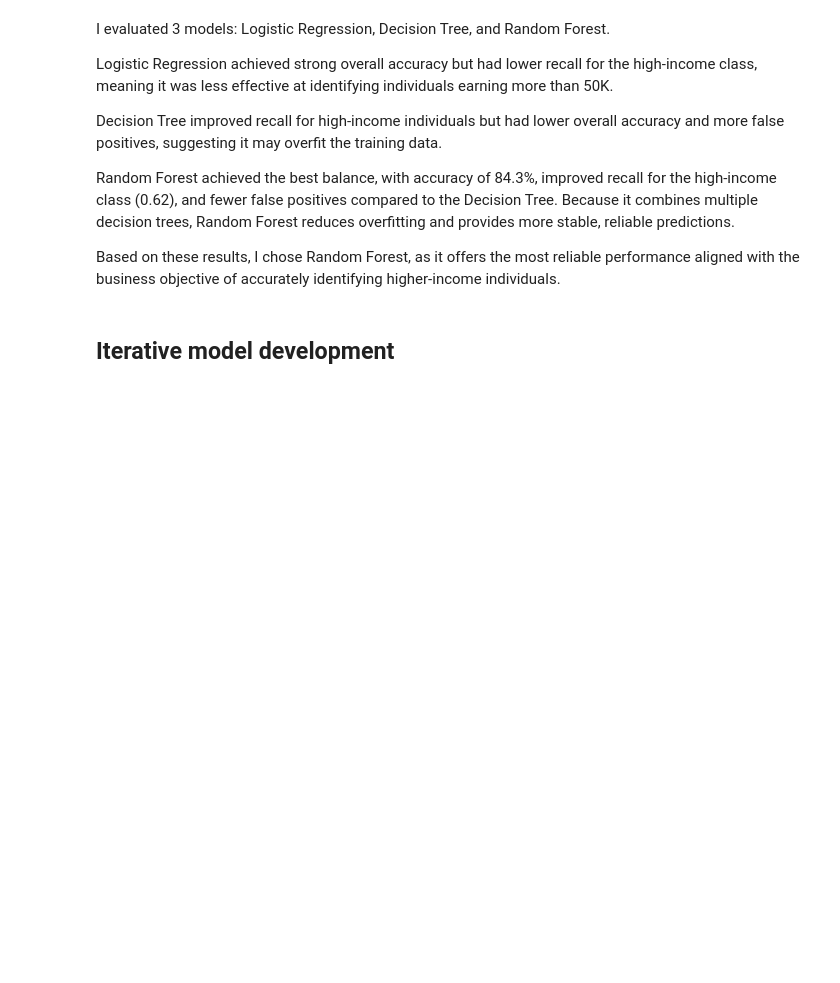
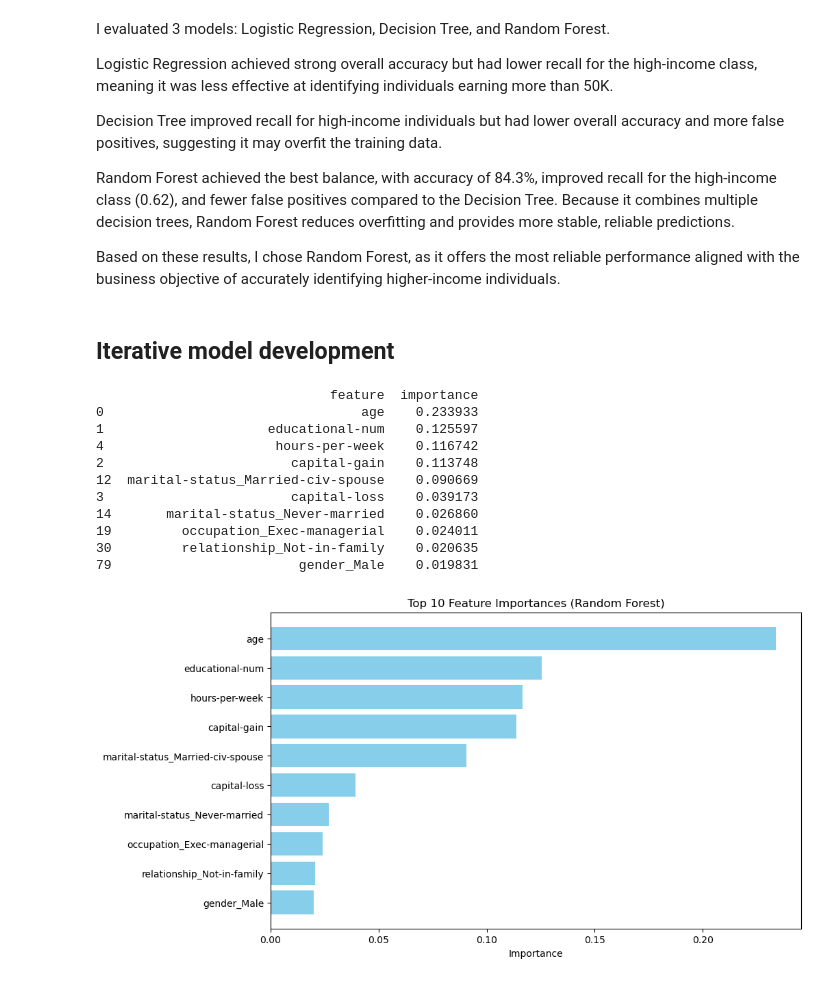
Before and after one commit to keepingitriel/mldp-project, a Jupyter notebook: MLDP Program Codes Submission Template.ipynb, the cells around one changed output. Saved outputs shown, nothing was run; the diff lists cells and outputs as text; code cells hidden in the pictures; blank space fills up the shorter version.

```diff
--- a/MLDP Program Codes Submission Template.ipynb
+++ b/MLDP Program Codes Submission Template.ipynb
@@ -466,3 +466,41 @@ Based on these results, I chose Random Forest, as it offers the most reliable pe
 ## Iterative model development
 # %%
 ## Further feature engineering / feature selection
+
+import pandas as pd
+import matplotlib.pyplot as plt
+
+
+feature_importances = rf.feature_importances_
+features = X_train_scaled.columns
+
+importance_df = pd.DataFrame({
+    'feature': features,
+    'importance': feature_importances
+})
+
+
+importance_df = importance_df.sort_values(by='importance', ascending=False)
+
+
+print(importance_df.head(10))
+
+plt.figure(figsize=(10,6))
+plt.barh(importance_df['feature'][:10], importance_df['importance'][:10], color='skyblue')
+plt.gca().invert_yaxis()
+plt.title("Top 10 Feature Importances (Random Forest)")
+plt.xlabel("Importance")
+plt.show()
+# %% [output]
+                              feature  importance
+0                                 age    0.233933
+1                     educational-num    0.125597
+4                      hours-per-week    0.116742
+2                        capital-gain    0.113748
+12  marital-status_Married-civ-spouse    0.090669
+3                        capital-loss    0.039173
+14       marital-status_Never-married    0.026860
+19         occupation_Exec-managerial    0.024011
+30         relationship_Not-in-family    0.020635
+79                        gender_Male    0.019831
+[figure, added]
```
Also changed, not shown: parts of 6 cells of this notebook.
